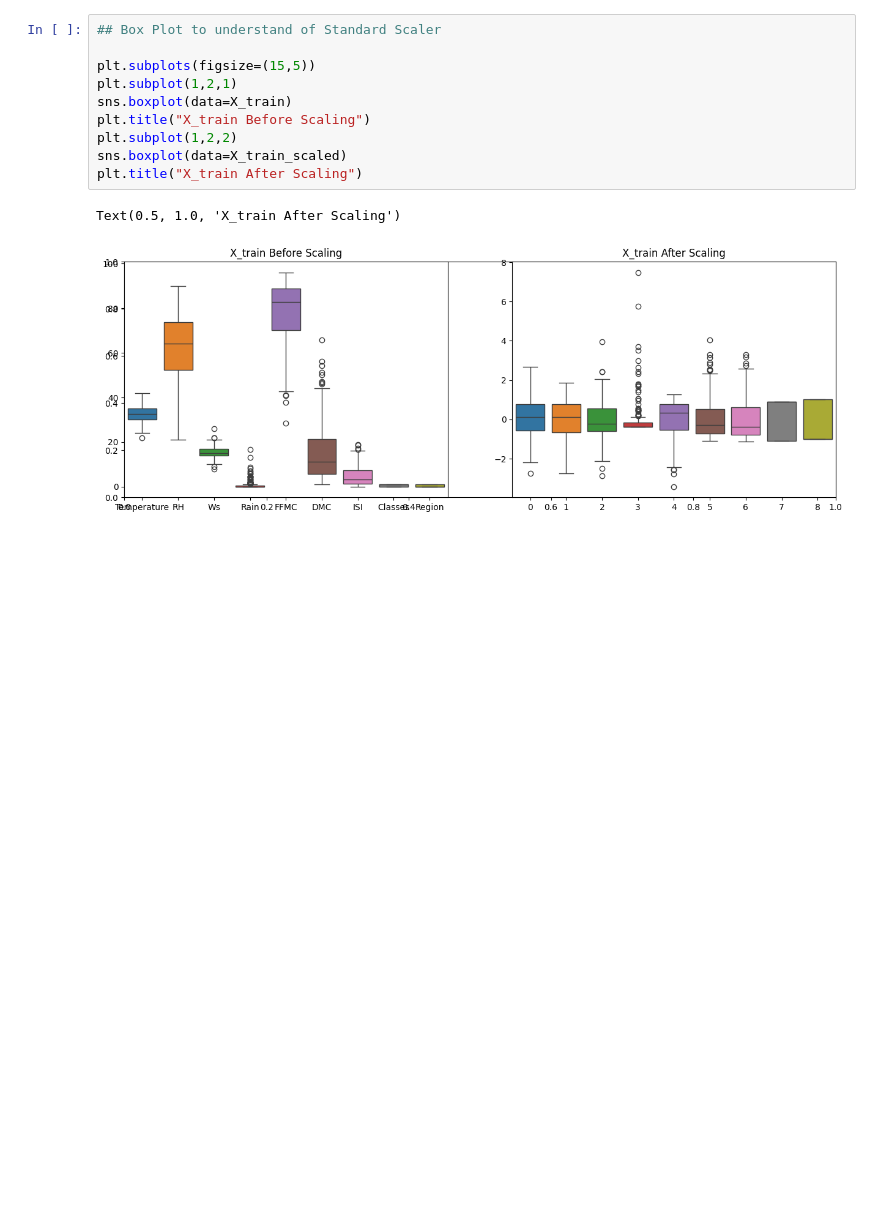
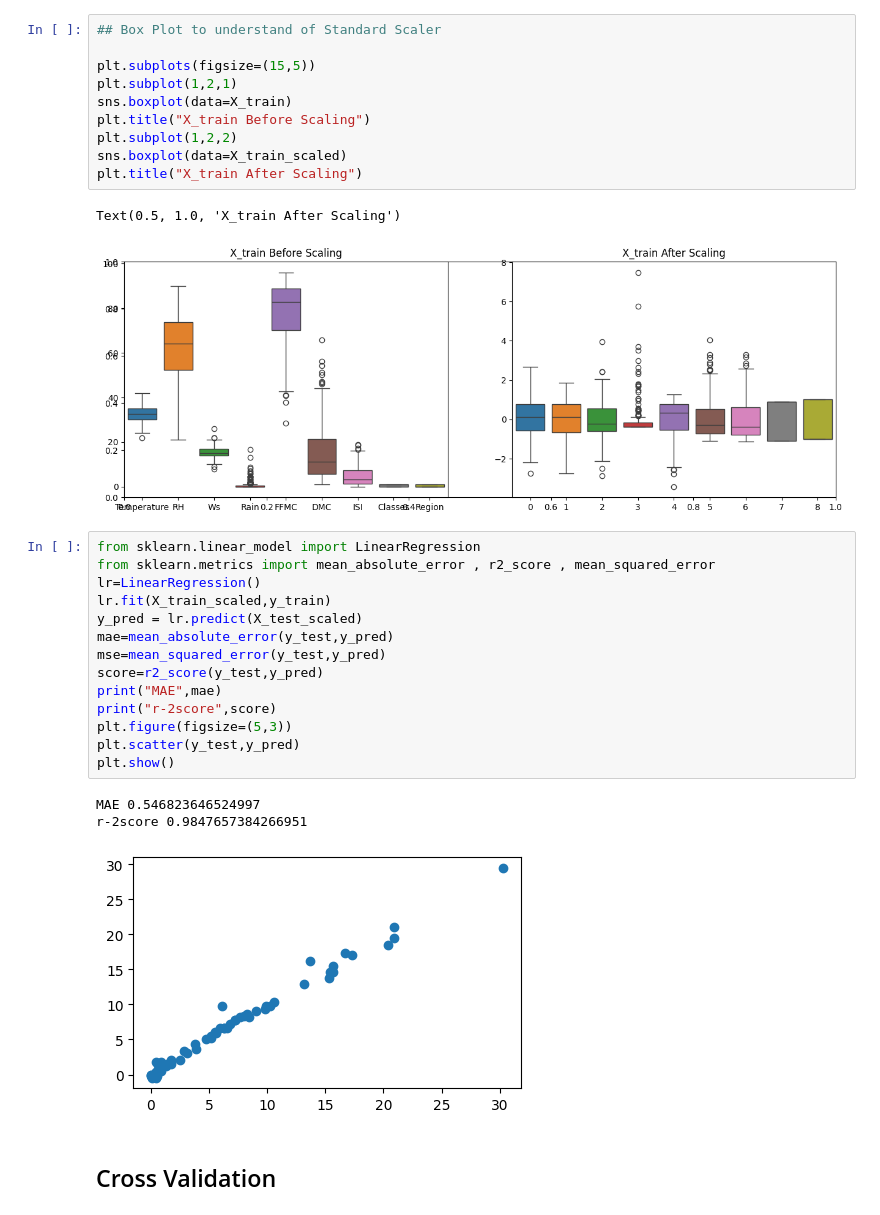
Before and after one commit to hackathon740/Machine_Learning, a Jupyter notebook: Practice for Lr 06/model_training.ipynb, the cells around one changed output. Cells and saved outputs as stored; diff of their text form; blank space fills up the shorter version.

Commit message:
done model training

```diff
--- a/Practice for Lr 06/model_training.ipynb
+++ b/Practice for Lr 06/model_training.ipynb
@@ -139,3 +139,23 @@ plt.title("X_train After Scaling")
 # %% [output]
 Text(0.5, 1.0, 'X_train After Scaling')
 [figure]
+# %%
+from sklearn.linear_model import LinearRegression
+from sklearn.metrics import mean_absolute_error , r2_score , mean_squared_error
+lr=LinearRegression()
+lr.fit(X_train_scaled,y_train)
+y_pred = lr.predict(X_test_scaled)
+mae=mean_absolute_error(y_test,y_pred)
+mse=mean_squared_error(y_test,y_pred)
+score=r2_score(y_test,y_pred)
+print("MAE",mae)
+print("r-2score",score)
+plt.figure(figsize=(5,3))
+plt.scatter(y_test,y_pred)
+plt.show()
+# %% [output]
+MAE 0.546823646524997
+r-2score 0.9847657384266951
+[figure, added]
+# %% [markdown]
+## Cross Validation
```
Also changed, not shown: parts of 11 cells of this notebook.
